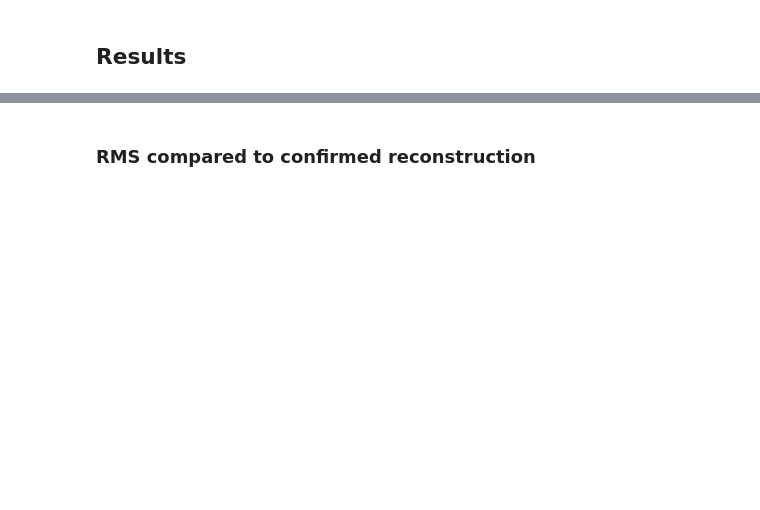
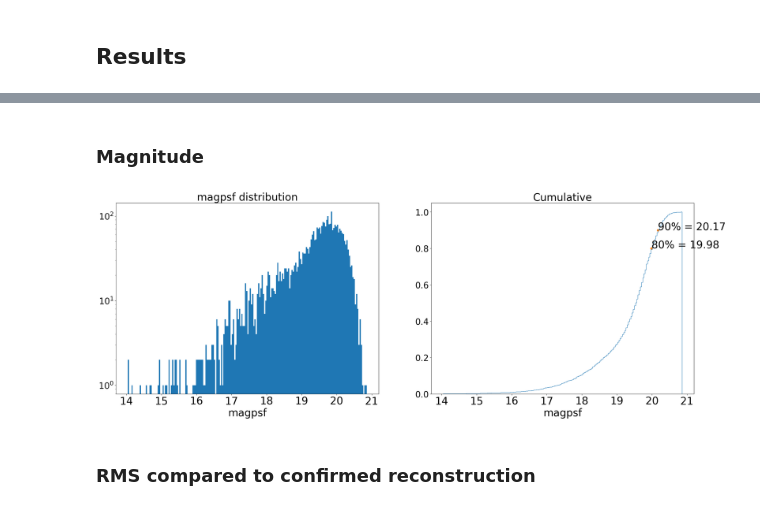
Before and after one commit to FusRoman/fink-fat, a Jupyter notebook: notebook/results_analysis/candidates_fink_fat.ipynb, the cells around one changed output, grey strips where cells are left out. Saved outputs shown, nothing was run; the diff lists cells and outputs as text; code cells hidden in the pictures; blank space fills up the shorter version.

```diff
--- a/notebook/results_analysis/candidates_fink_fat.ipynb
+++ b/notebook/results_analysis/candidates_fink_fat.ipynb
@@ -56,3 +124,9 @@ candid_reconstr_traje
+# %% [markdown]
+### Magnitude
+# %%
+u.plot_hist_and_cdf(candid_reconstr_traje["d:magpsf"], None, "magpsf distribution", "magpsf", "", None, "Cumulative", "magpsf", "")
+# %% [output]
+[figure, added]
 # %% [markdown]
 ### RMS compared to confirmed reconstruction
 # %%
```
Also changed, not shown: parts of 22 cells of this notebook, 8 other files.
